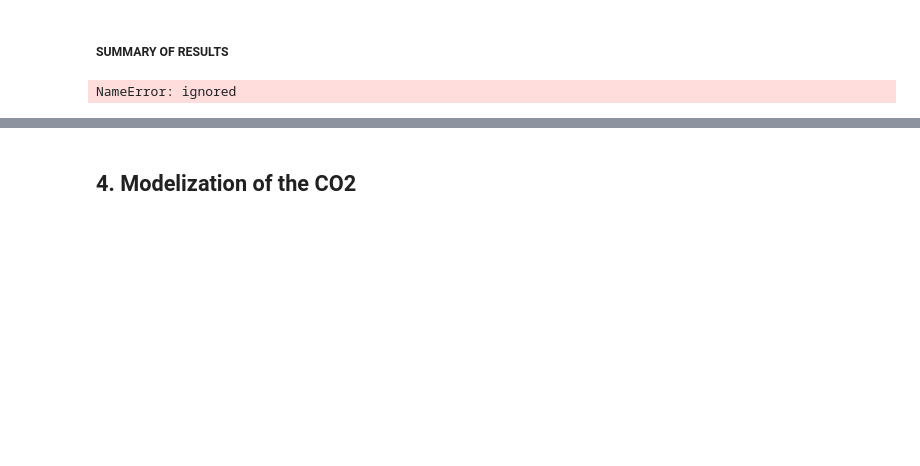
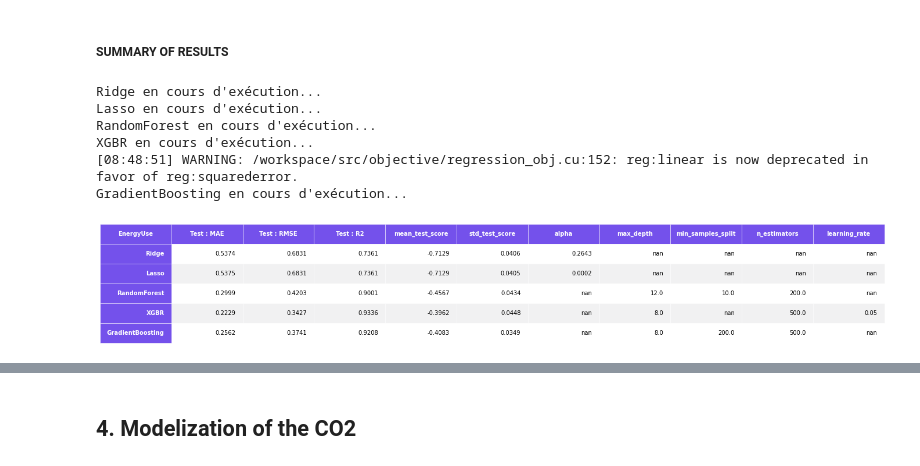
Before and after one commit to mariusbiteau/Buildings_Electrical-Consumption_CO2-Emissions_Prediction, a Jupyter notebook: Analysis_Buildings_Electrical_Consumption_CO2_Emissions_Prediction.ipynb, the cells around one changed output, grey strips where cells are left out. Drawn from its saved outputs; the diff is of its cells as text; code cells hidden in the pictures; blank space fills up the shorter version.

```diff
--- a/Analysis_Buildings_Electrical_Consumption_CO2_Emissions_Prediction.ipynb
+++ b/Analysis_Buildings_Electrical_Consumption_CO2_Emissions_Prediction.ipynb
@@ -651,6 +719,9 @@ def evaluate_estimators(X_train, X_test, y_train, y_test, estimators, cv=5, scor
         model = GridSearchCV(estim, param_grid=estim_params, cv=cv, scoring=scoring, n_jobs=4)
         model.fit(X_train, y_train)
 
+        # All regression plots
+        #wandb.sklearn.plot_regressor(model, X_train, X_test, y_train, y_test,  model_name = estim_name)
+
         # Je stocke les résultats du GridSearchCV dans un dataframe
         model_results_df = pd.DataFrame(model.cv_results_)
 
@@ -659,12 +730,12 @@ def evaluate_estimators(X_train, X_test, y_train, y_test, estimators, cv=5, scor
 
         # J'ajoute le nom du modéle et les résultats sur les données de test
         model_results_df[target_name] = estim_name
-        model_results_df['Test : R2'] = metrics.r2_score(y_test, model.predict(X_test))
-        model_results_df['Test : RMSE'] = model.score(X_test, y_test)
-
+        model_results_df['Test : R2'] = r2_score(y_test, model.predict(X_test))
+        model_results_df['Test : RMSE'] = np.sqrt(mean_squared_error(y_test, model.predict(X_test)))
+        model_results_df['Test : MAE'] = mean_absolute_error(y_test, model.predict(X_test))
 
         # Les hyperparamètres des estimateurs étant changeant, je crée un nouveau dataframe à partir de la colonne params           des résultats. Je jointe les 2 dataframes à partir des index. Cela me permet des flexible pour mon dataframe.
-        model_results_df = pd.merge(model_results_df[[target_name,'Test : RMSE', 'Test : R2', 'mean_test_score', 'std_test_score']],
+        model_results_df = pd.merge(model_results_df[[target_name, 'Test : MAE', 'Test : RMSE', 'Test : R2', 'mean_test_score', 'std_test_score']],
                                  pd.DataFrame(model.cv_results_['params']),
                                  left_index=True, right_index=True)
 
@@ -997,20 +1110,27 @@ R2_Score:  0.8633772017432781
 # %%
 
 regressors = [('Ridge', Ridge(random_state=seed), [{'alpha': np.logspace(-5, 5, 200)}]),
 
               ('Lasso', Lasso(random_state=seed), [{'alpha': np.logspace(-5, 5, 200)}]),
 
-              ('Decision-Tree', DecisionTreeRegressor(random_state=seed), [{'max_depth': [4, 8, 12],
-                                                                            'min_samples_split': [20, 50, 100]}]),
+              ('RandomForest', RandomForestRegressor(random_state=seed), [{'max_depth': [4, 8, 12],
+                                                                           'min_samples_split': [10, 12, 14],
+                                                                           'n_estimators': [50, 200, 500]}]),
 
-              ('RandomForest', RandomForestRegressor(random_state=seed), [{'max_depth': [8, 10, 12],
-                                                                           'min_samples_split': [10, 12, 14],
-                                                                           'n_estimators': [200, 500, 1000]}]),
+              ('XGBR', XGBRegressor(random_state=seed), [{'max_depth': [4, 8, 12],
+                                                          'learning_rate': [0.05, 0.15, 0.30 ],
+                                                          'n_estimators': [50, 200 , 500]}]),
 
               ('GradientBoosting', GradientBoostingRegressor(random_state=seed), [{'max_depth': [4, 6, 8,],
                                                                                    'min_samples_split': [200, 500, 1000],
-                                                                                   'n_estimators': [50, 100, 200]}])]
+                                                                                   'n_estimators': [50, 200, 500]}])]
 
 evaluate_estimators(X2_train, X2_test, y2_train, y2_test, regressors, cv=5, scoring='neg_root_mean_squared_error', target_name='EnergyUse')
 # %% [output]
-NameError: ignored
+Ridge en cours d'exécution...
+Lasso en cours d'exécution...
+RandomForest en cours d'exécution...
+XGBR en cours d'exécution...
+[08:48:51] WARNING: /workspace/src/objective/regression_obj.cu:152: reg:linear is now deprecated in favor of reg:squarederror.
+GradientBoosting en cours d'exécution...
+[figure, added]
```
Also changed, not shown: parts of 79 cells of this notebook.
